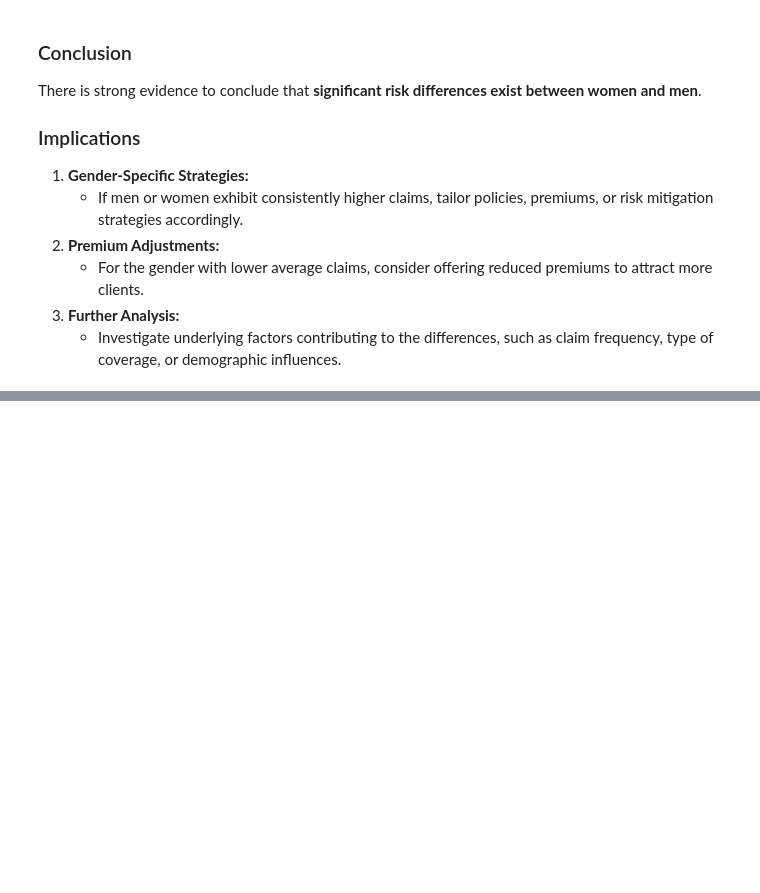
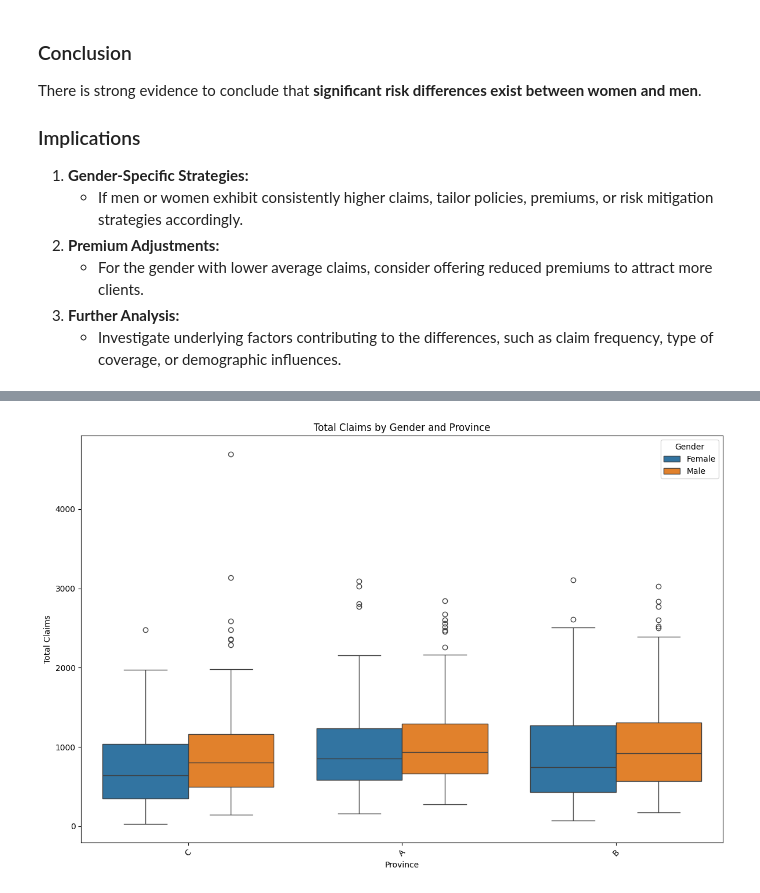
Before and after one commit to vlazacck/week3, a Jupyter notebook: notebooks/ab_hypothesis_testing.ipynb, the cells around one changed output, grey strips where cells are left out. Cells and saved outputs as stored; diff of their text form; code cells hidden in the pictures; blank space fills up the shorter version.

```diff
--- a/notebooks/ab_hypothesis_testing.ipynb
+++ b/notebooks/ab_hypothesis_testing.ipynb
@@ -199,0 +314,12 @@ There is strong evidence to conclude that **significant risk differences exist b
+# %%
+# Boxplot for Total Claims by Gender and Province
+plt.figure(figsize=(12, 8))
+sns.boxplot(x='Province', y='Total_Claim', hue='Gender', data=data)
+plt.title('Total Claims by Gender and Province')
+plt.xlabel('Province')
+plt.ylabel('Total Claims')
+plt.xticks(rotation=45)
+plt.tight_layout()
+plt.show()
+# %% [output]
+[figure, added]
```
Also changed, not shown: parts of 12 cells of this notebook, 1 other file.
